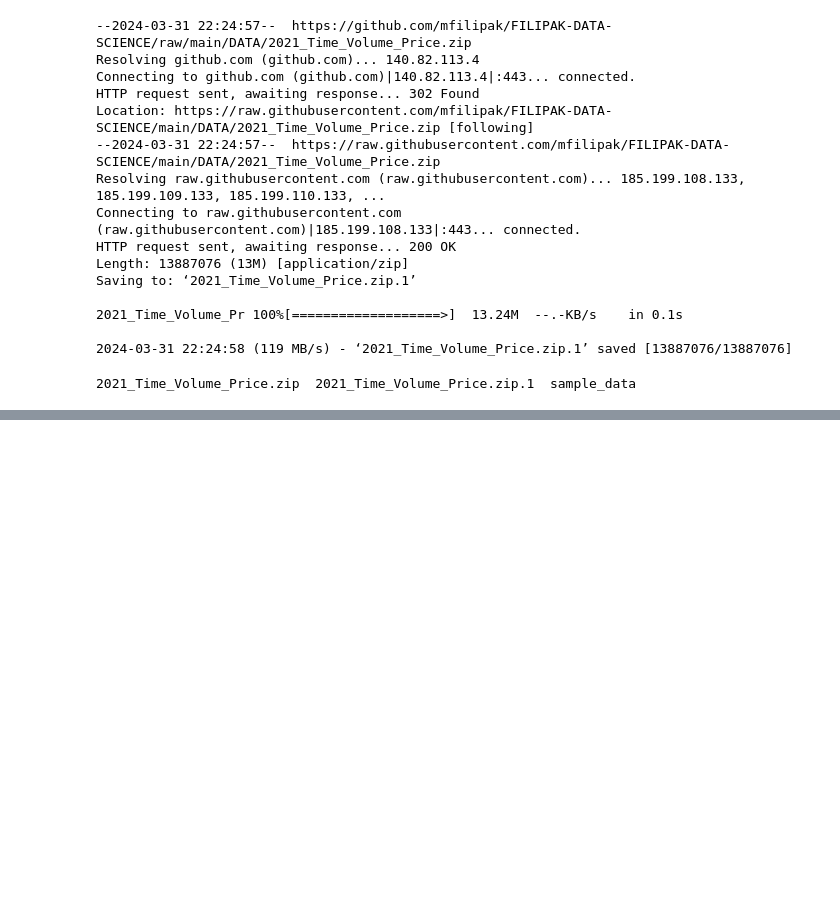
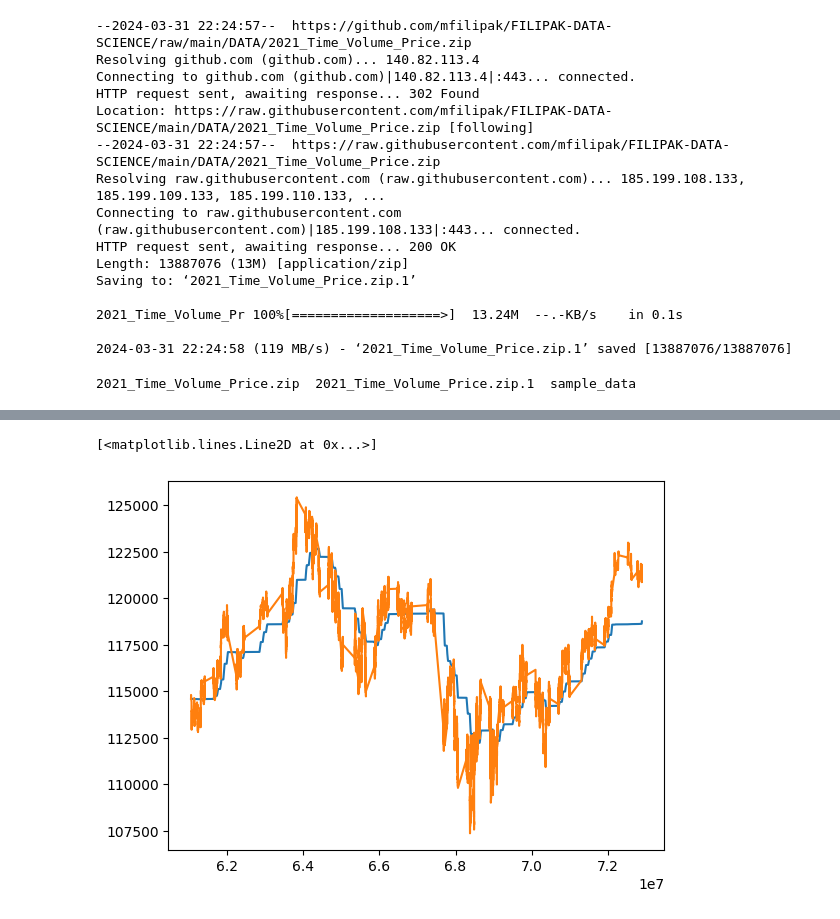
Before and after one commit to mfilipak/FILIPAK-DATA-SCIENCE, a Jupyter notebook: DIA7.ipynb, the cells around one changed output, grey strips where cells are left out. Cells and saved outputs as stored; diff of their text form; code cells hidden in the pictures; blank space fills up the shorter version.

```diff
--- a/DIA7.ipynb
+++ b/DIA7.ipynb
@@ -47,0 +60,3 @@ import matplotlib.pyplot as plt
+# %%
+delta_t = [0]+list(df.index[1:]-df.index[:-1])
+df["DELTA_T"] = delta_t
@@ -47,0 +66,19 @@ import matplotlib.pyplot as plt
+# %%
+decay = 0.01
+mean_volume = [0]
+for v in np.array(df["Volume"]):
+  mean_volume += [mean_volume[-1]*(1-decay)+decay*v]
+
+decay = 0.00001
+mean_price = [df.iloc[0]["ClosePrice"]]
+for p in np.array(df["ClosePrice"]):
+  mean_price += [mean_price[-1]*(1-decay)+decay*p]
+# %%
+df["MEAN_PRICE"] = mean_price[1:]
+df["MEAN_VOLUME"] = mean_volume[1:]
+# %%
+plt.plot(df["MEAN_PRICE"])
+plt.plot(df["ClosePrice"])
+# %% [output]
+[<matplotlib.lines.Line2D at 0x...>]
+[figure, added]
```
Also changed, not shown: parts of 27 cells of this notebook.
